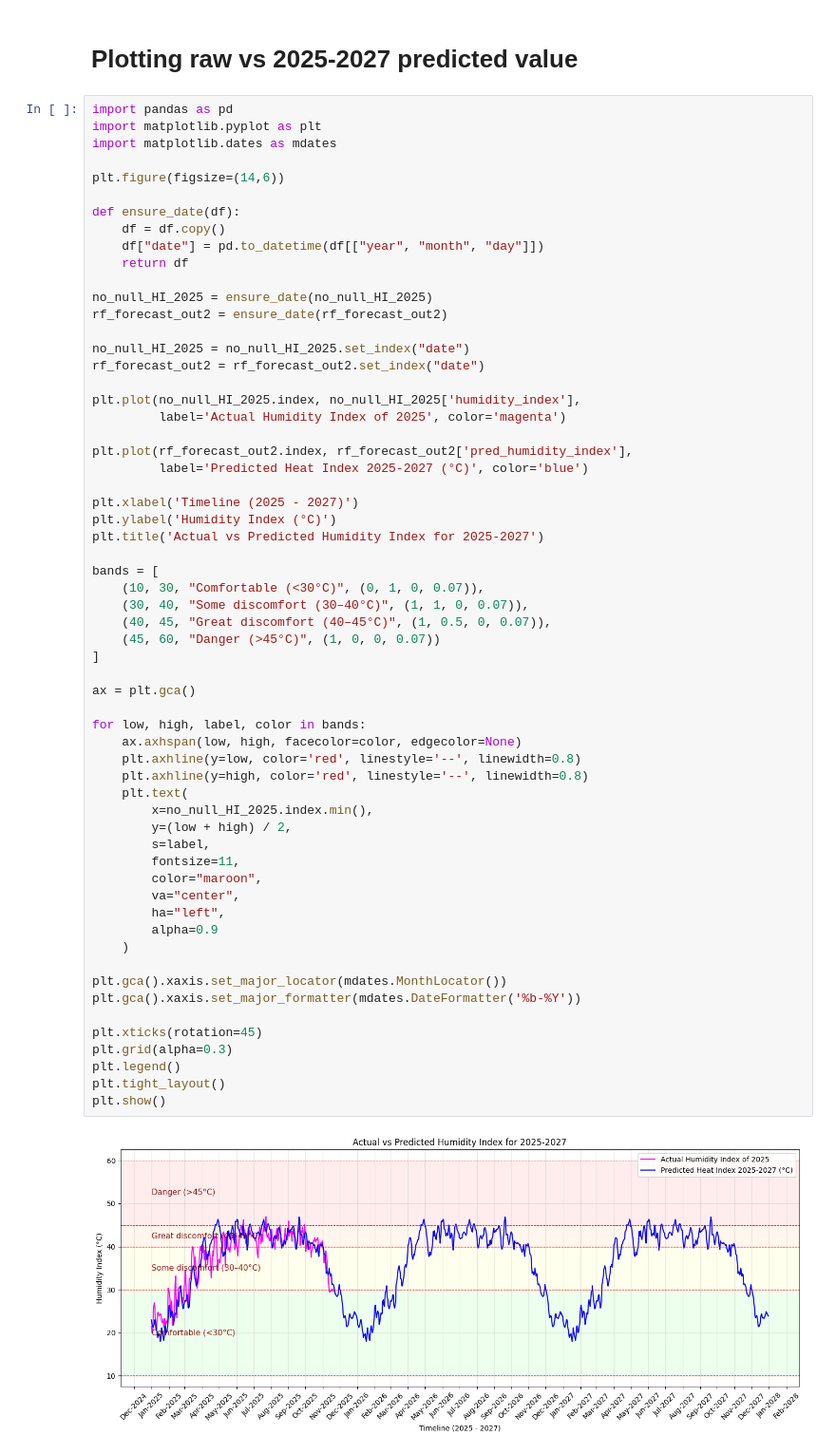
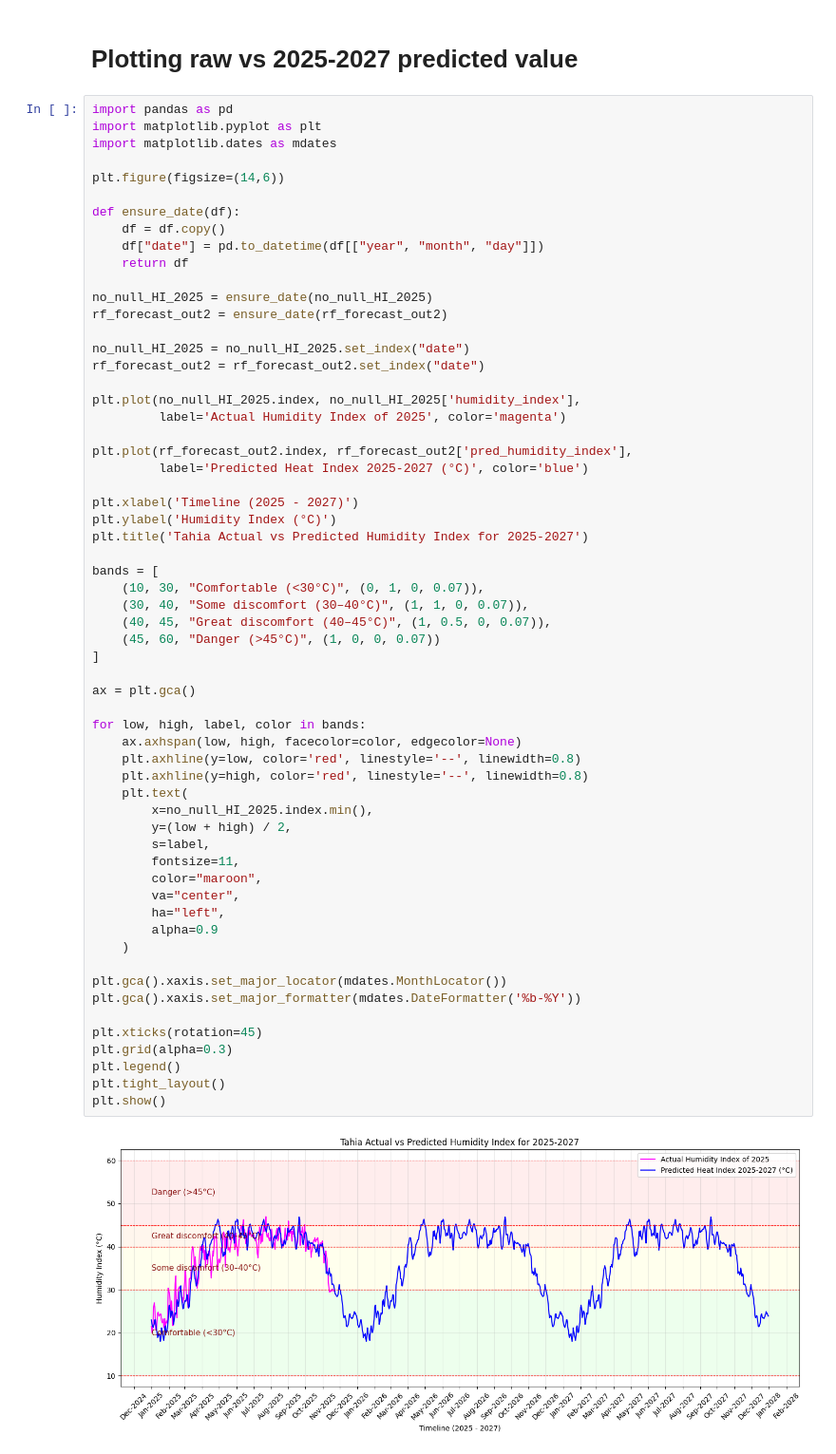
Before and after one commit to not-your-pancake/TCC-ensembling-paper, a Jupyter notebook: 4-Humidex/brahmanbaria_Humidex.ipynb, the cells around one changed output. Shown at 95% size. Drawn from its saved outputs; the diff is of its cells as text.

```diff
--- a/4-Humidex/brahmanbaria_Humidex.ipynb
+++ b/4-Humidex/brahmanbaria_Humidex.ipynb
@@ -1296,7 +1301,7 @@ plt.plot(rf_forecast_out2.index, rf_forecast_out2['pred_humidity_index'],
 
 plt.xlabel('Timeline (2025 - 2027)')
 plt.ylabel('Humidity Index (°C)')
-plt.title('Actual vs Predicted Humidity Index for 2025-2027')
+plt.title('Tahia Actual vs Predicted Humidity Index for 2025-2027')
 
 bands = [
     (10, 30, "Comfortable (<30°C)", (0, 1, 0, 0.07)),
@@ -1304,31 +1309,31 @@ bands = [
     (40, 45, "Great discomfort (40–45°C)", (1, 0.5, 0, 0.07)),
     (45, 60, "Danger (>45°C)", (1, 0, 0, 0.07))
 ]
 
 ax = plt.gca()
 
 for low, high, label, color in bands:
     ax.axhspan(low, high, facecolor=color, edgecolor=None)
     plt.axhline(y=low, color='red', linestyle='--', linewidth=0.8)
     plt.axhline(y=high, color='red', linestyle='--', linewidth=0.8)
     plt.text(
         x=no_null_HI_2025.index.min(),
         y=(low + high) / 2,
         s=label,
         fontsize=11,
         color="maroon",
         va="center",
         ha="left",
         alpha=0.9
     )
 
 plt.gca().xaxis.set_major_locator(mdates.MonthLocator())
 plt.gca().xaxis.set_major_formatter(mdates.DateFormatter('%b-%Y'))
 
 plt.xticks(rotation=45)
 plt.grid(alpha=0.3)
 plt.legend()
 plt.tight_layout()
 plt.show()
 # %% [output]
-[figure, old version]
+[figure, new version]
```
Also changed, not shown: parts of 4 cells of this notebook, 2 other files.
